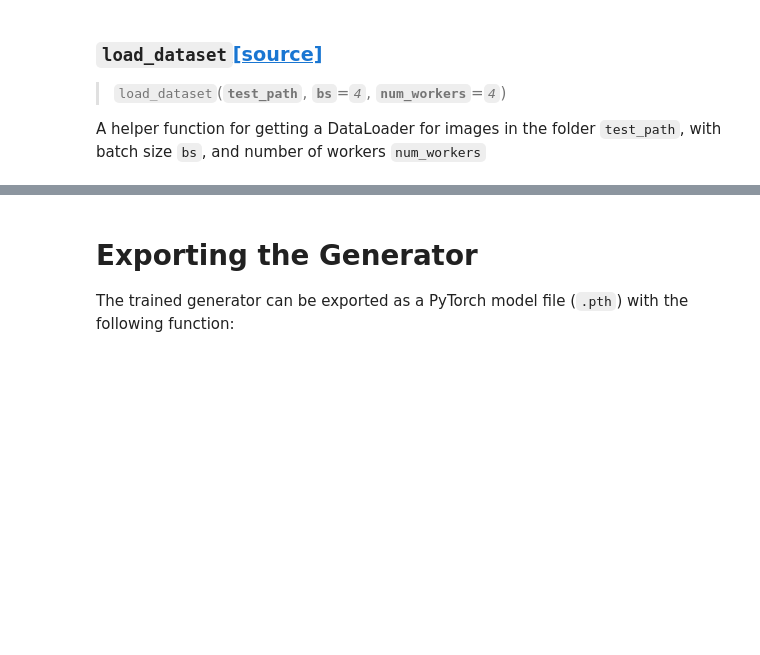
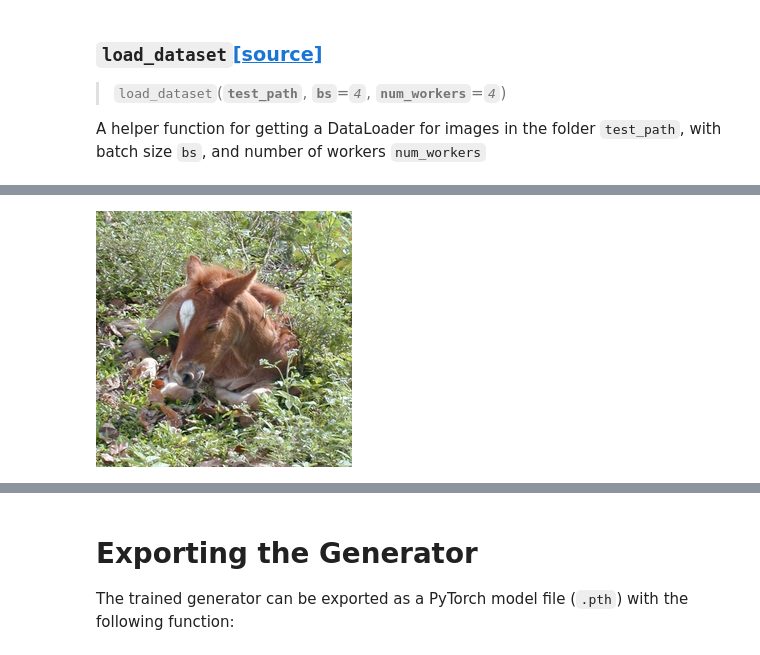
Before and after one commit to tmabraham/UPIT, a Jupyter notebook: nbs/04_inference.cyclegan.ipynb, the cells around one changed output, grey strips where cells are left out. Saved outputs shown, nothing was run; the diff lists cells and outputs as text; code cells hidden in the pictures; blank space fills up the shorter version.

```diff
--- a/nbs/04_inference.cyclegan.ipynb
+++ b/nbs/04_inference.cyclegan.ipynb
@@ -152,3 +153,8 @@ preds_path = './h2z-preds'
 get_preds_cyclegan(learn,str(testA_path),preds_path)
 # %% [output]
 [interactive output not drawn]
+# %%
+#cuda
+Image.open(testA_path.ls()[100])
+# %% [output]
+[figure, added]
```
Also changed, not shown: parts of 7 cells of this notebook, 2 other files.
